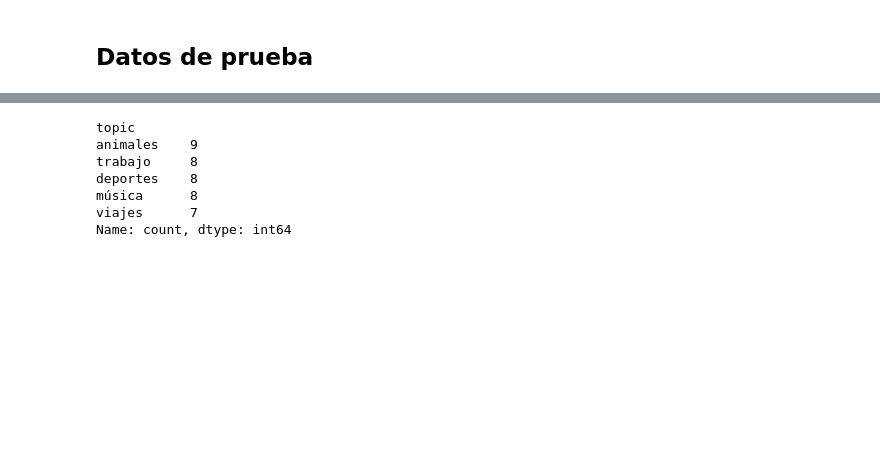
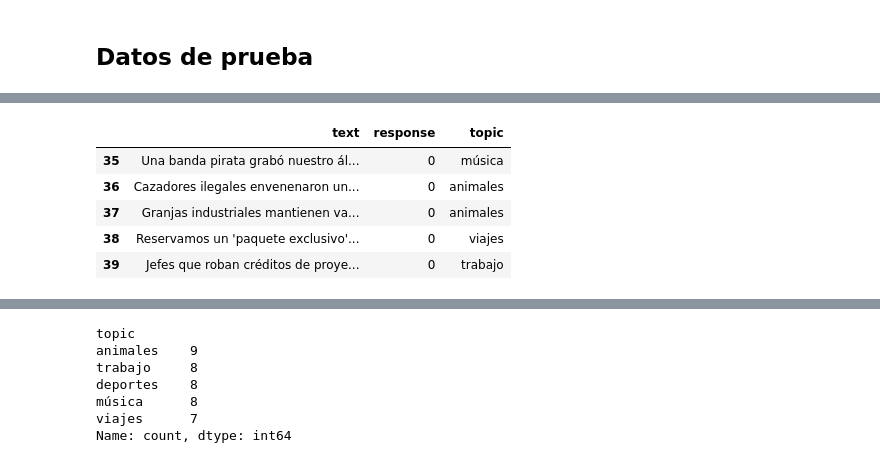
Before and after one commit to anlopezl/sLDA, a Jupyter notebook: sLDA.ipynb, the cells around one changed output, grey strips where cells are left out. Saved outputs shown, nothing was run; the diff lists cells and outputs as text; code cells hidden in the pictures; blank space fills up the shorter version.

```diff
--- a/sLDA.ipynb
+++ b/sLDA.ipynb
@@ -421,0 +137,9 @@ df_test.head(5)
+# %%
+df_test.tail()
+# %% [output]
+|  | text | response | topic |
+| 35 | Una banda pirata grabó nuestro ál... | 0 | música |
+| 36 | Cazadores ilegales envenenaron un... | 0 | animales |
+| 37 | Granjas industriales mantienen va... | 0 | animales |
+| 38 | Reservamos un 'paquete exclusivo'... | 0 | viajes |
+| 39 | Jefes que roban créditos de proye... | 0 | trabajo |
```
Also changed, not shown: parts of 12 cells of this notebook, 5 other files.
